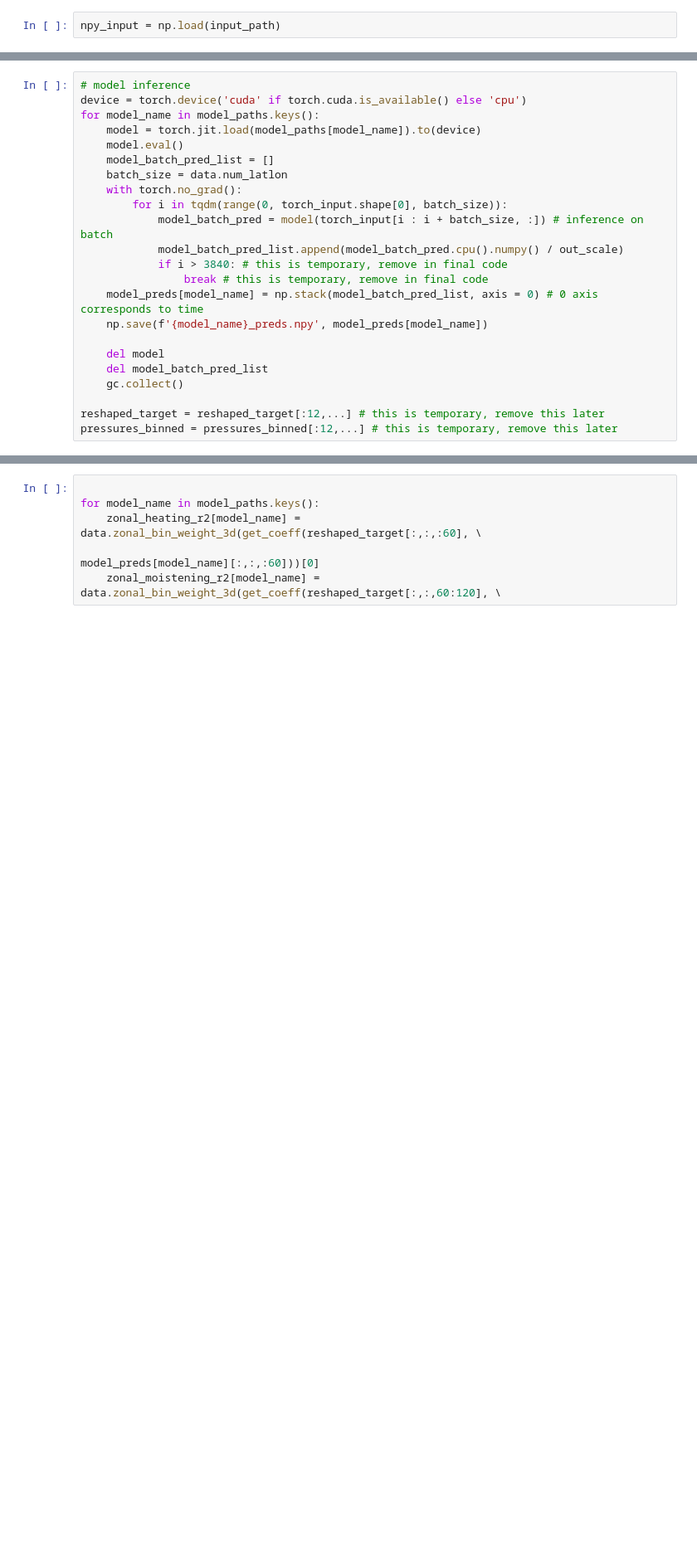
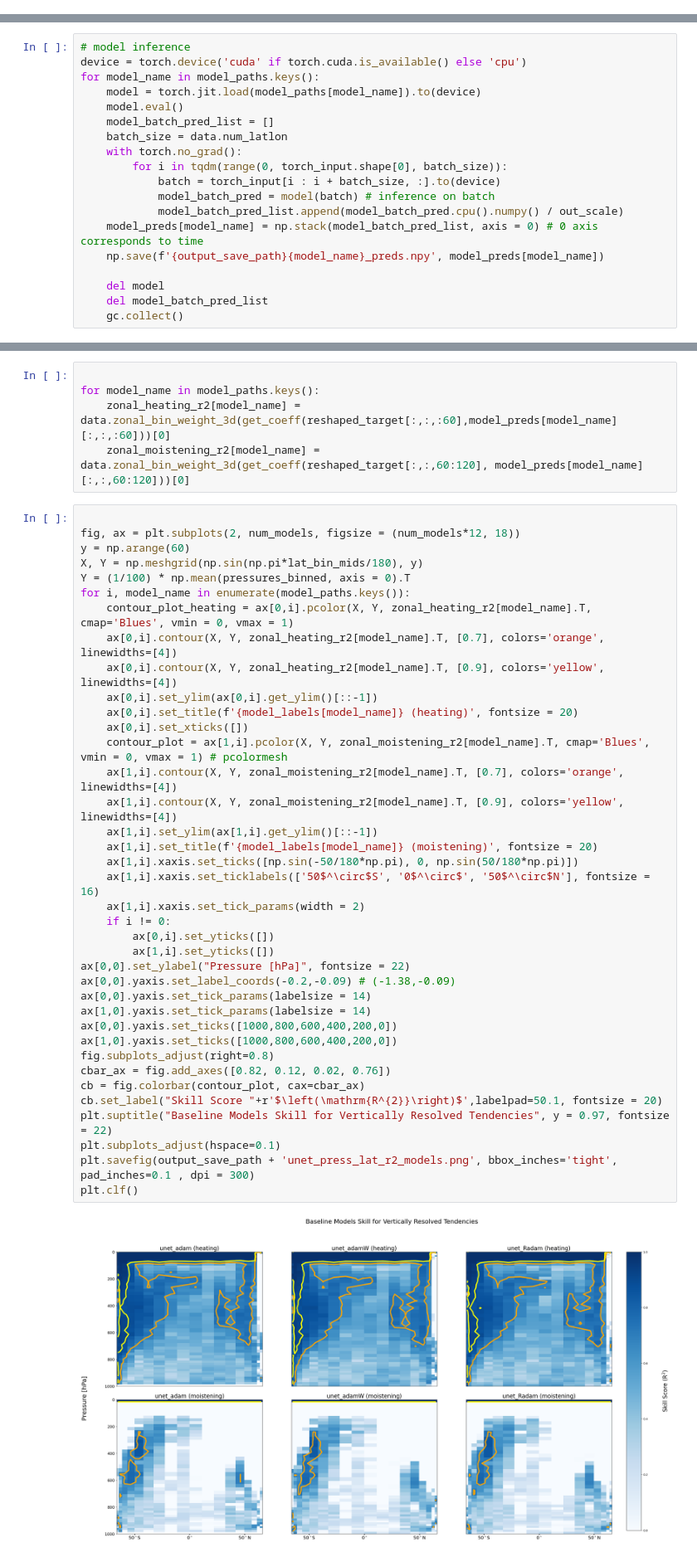
Before and after one commit to SciPritchardLab/climsim-kaggle-edition, a Jupyter notebook: baseline_models/unet/training_katherine/katie_offline_inference.ipynb, the cells around one changed output, grey strips where cells are left out. Shown at 83% size. Cells and saved outputs as stored; diff of their text form; blank space fills up the shorter version.

```diff
--- a/baseline_models/unet/training_katherine/katie_offline_inference.ipynb
+++ b/baseline_models/unet/training_katherine/katie_offline_inference.ipynb
@@ -66,5 +71,3 @@ out_scale = out_scale[None, :]
 lat = grid_info['lat'].values
 lon = grid_info['lon'].values
 lat_bin_mids = data.lat_bin_mids
-# %%
-npy_input = np.load(input_path)
@@ -150,19 +123,15 @@ for model_name in model_paths.keys():
     batch_size = data.num_latlon
     with torch.no_grad():
         for i in tqdm(range(0, torch_input.shape[0], batch_size)):
-            model_batch_pred = model(torch_input[i : i + batch_size, :]) # inference on batch
+            batch = torch_input[i : i + batch_size, :].to(device)
+            model_batch_pred = model(batch) # inference on batch
             model_batch_pred_list.append(model_batch_pred.cpu().numpy() / out_scale)
-            if i > 3840: # this is temporary, remove in final code
-                break # this is temporary, remove in final code
     model_preds[model_name] = np.stack(model_batch_pred_list, axis = 0) # 0 axis corresponds to time
-    np.save(f'{model_name}_preds.npy', model_preds[model_name])
+    np.save(f'{output_save_path}{model_name}_preds.npy', model_preds[model_name])
 
     del model
     del model_batch_pred_list
     gc.collect()
-
-reshaped_target = reshaped_target[:12,...] # this is temporary, remove this later
-pressures_binned = pressures_binned[:12,...] # this is temporary, remove this later
 # %%
 def show_r2(target, preds):
     assert target.shape == preds.shape
@@ -207,6 +178,45 @@ def get_coeff(target, pred):
 # %%
 
 for model_name in model_paths.keys():
-    zonal_heating_r2[model_name] = data.zonal_bin_weight_3d(get_coeff(reshaped_target[:,:,:60], \
-                                                                      model_preds[model_name][:,:,:60]))[0]
-    zonal_moistening_r2[model_name] = data.zonal_bin_weight_3d(get_coeff(reshaped_target[:,:,60:120], \
+    zonal_heating_r2[model_name] = data.zonal_bin_weight_3d(get_coeff(reshaped_target[:,:,:60],model_preds[model_name][:,:,:60]))[0]
+    zonal_moistening_r2[model_name] = data.zonal_bin_weight_3d(get_coeff(reshaped_target[:,:,60:120], model_preds[model_name][:,:,60:120]))[0]
+# %%
+
+fig, ax = plt.subplots(2, num_models, figsize = (num_models*12, 18))
+y = np.arange(60)
+X, Y = np.meshgrid(np.sin(np.pi*lat_bin_mids/180), y)
+Y = (1/100) * np.mean(pressures_binned, axis = 0).T
+for i, model_name in enumerate(model_paths.keys()):
+    contour_plot_heating = ax[0,i].pcolor(X, Y, zonal_heating_r2[model_name].T, cmap='Blues', vmin = 0, vmax = 1)
+    ax[0,i].contour(X, Y, zonal_heating_r2[model_name].T, [0.7], colors='orange', linewidths=[4])
+    ax[0,i].contour(X, Y, zonal_heating_r2[model_name].T, [0.9], colors='yellow', linewidths=[4])
+    ax[0,i].set_ylim(ax[0,i].get_ylim()[::-1])
+    ax[0,i].set_title(f'{model_labels[model_name]} (heating)', fontsize = 20)
+    ax[0,i].set_xticks([])
+    contour_plot = ax[1,i].pcolor(X, Y, zonal_moistening_r2[model_name].T, cmap='Blues', vmin = 0, vmax = 1) # pcolormesh
+    ax[1,i].contour(X, Y, zonal_moistening_r2[model_name].T, [0.7], colors='orange', linewidths=[4])
+    ax[1,i].contour(X, Y, zonal_moistening_r2[model_name].T, [0.9], colors='yellow', linewidths=[4])
+    ax[1,i].set_ylim(ax[1,i].get_ylim()[::-1])
+    ax[1,i].set_title(f'{model_labels[model_name]} (moistening)', fontsize = 20)
+    ax[1,i].xaxis.set_ticks([np.sin(-50/180*np.pi), 0, np.sin(50/180*np.pi)])
+    ax[1,i].xaxis.set_ticklabels(['50$^\circ$S', '0$^\circ$', '50$^\circ$N'], fontsize = 16)
+    ax[1,i].xaxis.set_tick_params(width = 2)
+    if i != 0:
+        ax[0,i].set_yticks([])
+        ax[1,i].set_yticks([])
+ax[0,0].set_ylabel("Pressure [hPa]", fontsize = 22)
+ax[0,0].yaxis.set_label_coords(-0.2,-0.09) # (-1.38,-0.09)
+ax[0,0].yaxis.set_tick_params(labelsize = 14)
+ax[1,0].yaxis.set_tick_params(labelsize = 14)
+ax[0,0].yaxis.set_ticks([1000,800,600,400,200,0])
+ax[1,0].yaxis.set_ticks([1000,800,600,400,200,0])
+fig.subplots_adjust(right=0.8)
+cbar_ax = fig.add_axes([0.82, 0.12, 0.02, 0.76])
+cb = fig.colorbar(contour_plot, cax=cbar_ax)
+cb.set_label("Skill Score "+r'$\left(\mathrm{R^{2}}\right)$',labelpad=50.1, fontsize = 20)
+plt.suptitle("Baseline Models Skill for Vertically Resolved Tendencies", y = 0.97, fontsize = 22)
+plt.subplots_adjust(hspace=0.1)
+plt.savefig(output_save_path + 'unet_press_lat_r2_models.png', bbox_inches='tight', pad_inches=0.1 , dpi = 300)
+plt.clf()
+# %% [output]
+[figure, added]
```
Also changed, not shown: parts of 15 cells of this notebook, 1 other file.
